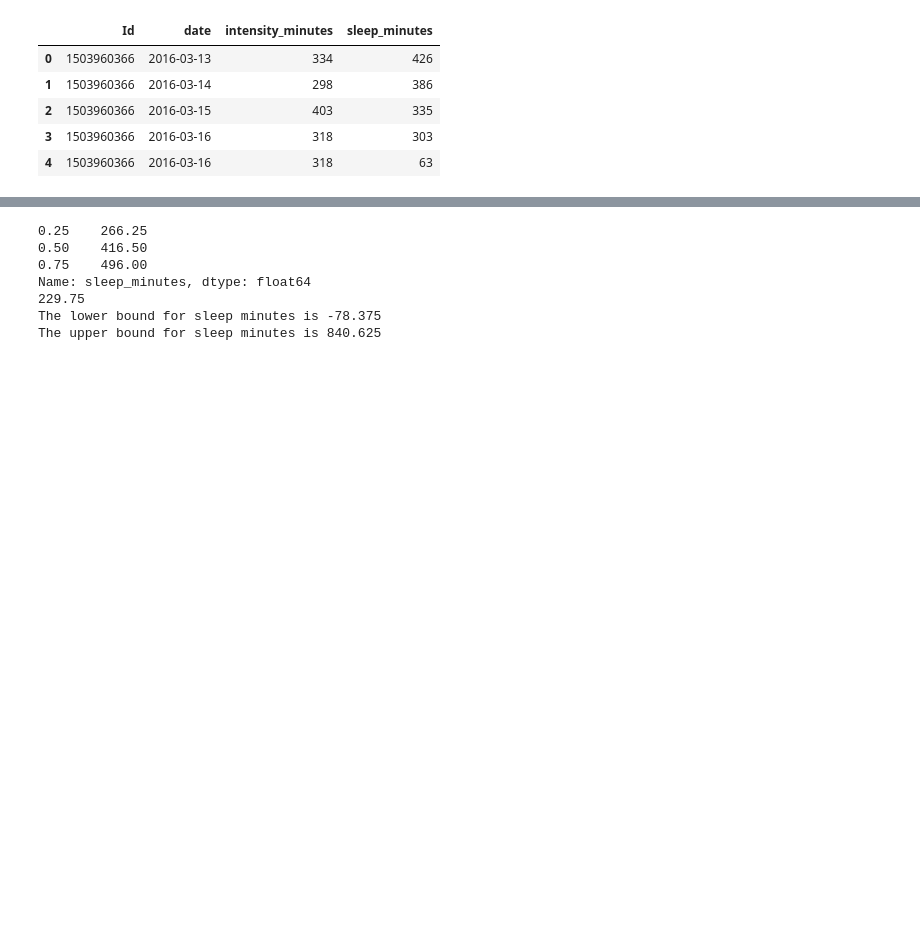
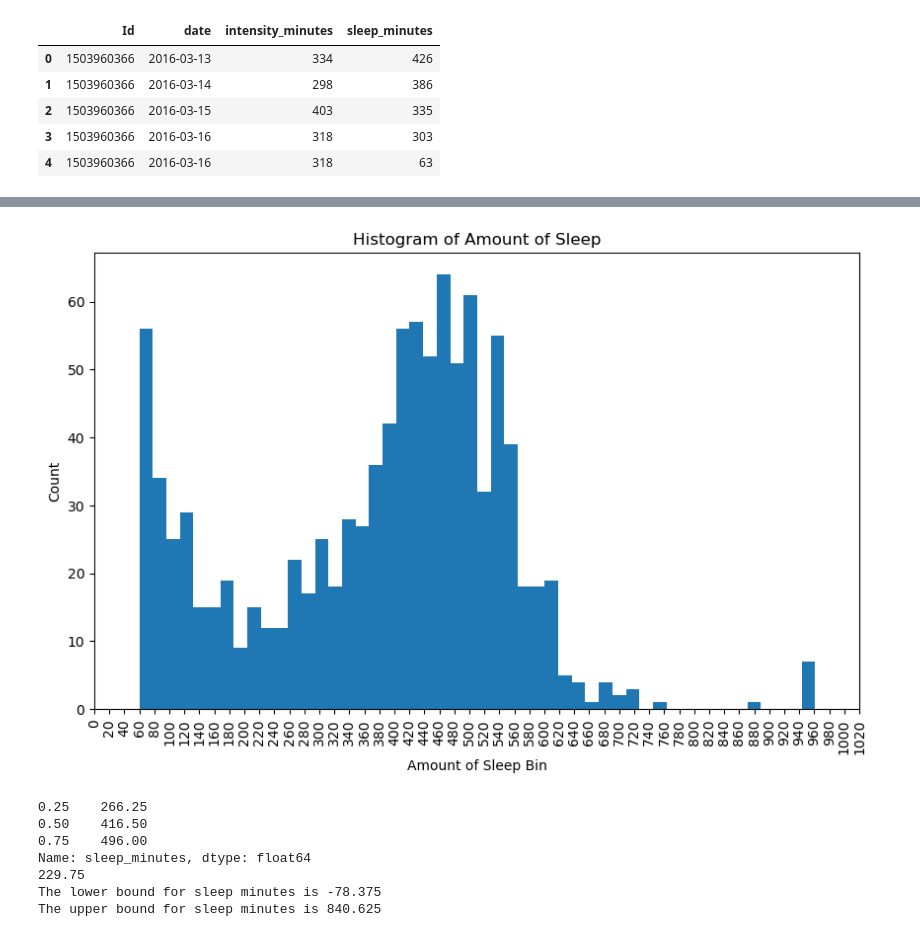
Before and after one commit to kashif45z2003/fitness_eda_Project, a Jupyter notebook: q2_sleep_impact.ipynb, the cells around one changed output, grey strips where cells are left out. Cells and saved outputs as stored; diff of their text form; code cells hidden in the pictures; blank space fills up the shorter version.

```diff
--- a/q2_sleep_impact.ipynb
+++ b/q2_sleep_impact.ipynb
@@ -167,3 +191,16 @@ plt.show()
+# %%
+#plot histogram
+fig2, ax2=plt.subplots(figsize=(10,6))
+ax2.hist(df_intensity_sleep_day["sleep_minutes"],bins=50)
+ax2.set_xlim(1,1000)
+ax2.set_xticks(ticks=range(0,1030,20))
+ax2.set_xlabel("Amount of Sleep Bin")
+ax2.set_ylabel("Count")
+ax2.set_title("Histogram of Amount of Sleep")
+ax2.set_xticklabels(ax2.get_xticks(), rotation=90)
+plt.show()
+# %% [output]
+[figure, added]
 # %%
 #outliers
 quartiles=df_intensity_sleep_day["sleep_minutes"].quantile([0.25,0.5,0.75])
```
Also changed, not shown: parts of 1 cell of this notebook.
